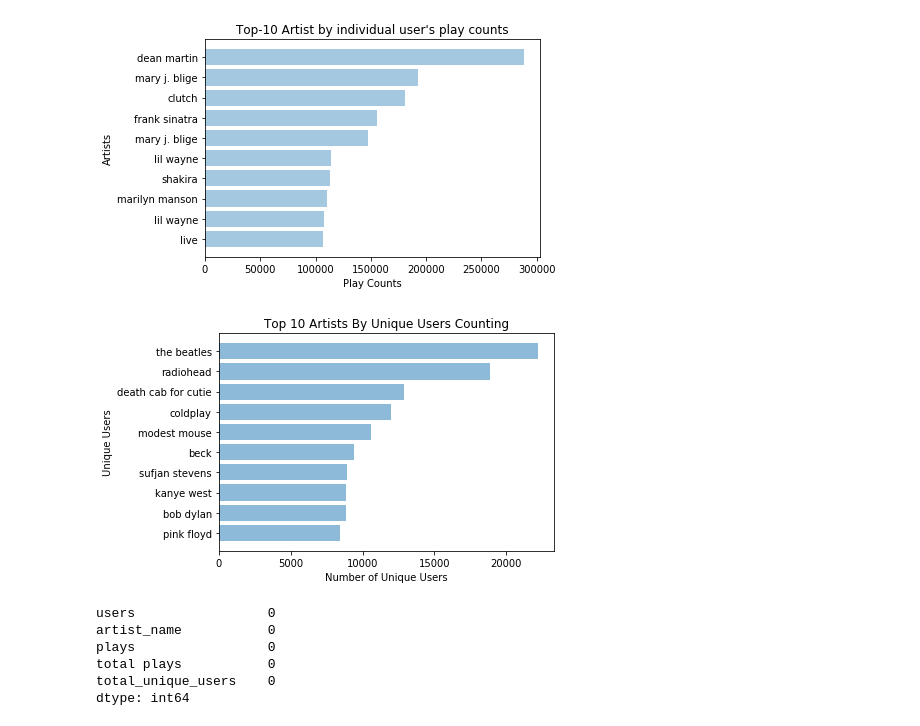
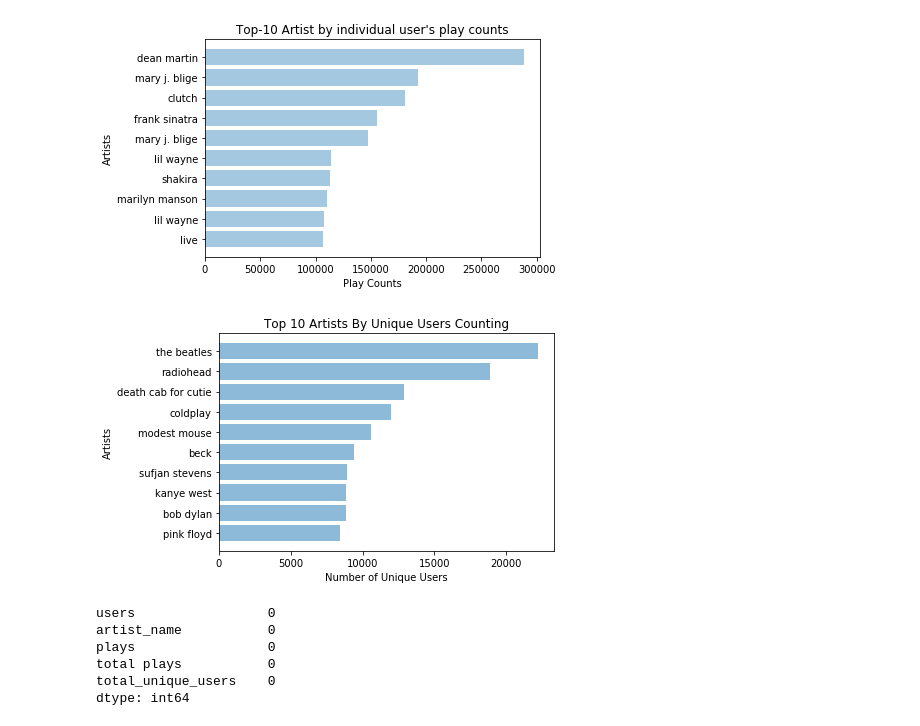
Before and after one commit to krisseo0202/Springboard, a Jupyter notebook: Spotify_Recommend/Capstone.ipynb, the cells around one changed output. Cells and saved outputs as stored; diff of their text form; code cells hidden in the pictures.

```diff
--- a/Spotify_Recommend/Capstone.ipynb
+++ b/Spotify_Recommend/Capstone.ipynb
@@ -773,19 +773,19 @@ plt.show()
 # %%
 artist_by_total = merged_last.groupby('artist_name').agg({'users':'count'}).rename(columns={'users':'total_unique_users'})
 artist_by_total.sort_values(by='total_unique_users', ascending=False, inplace=True)
 artists10 = artist_by_total[0:10]
 y_pos = np.arange(len(artist_by_total[0:10]))
 artists = artist_by_total[0:10].index.tolist()
 
 plt.barh(y_pos, artists10.total_unique_users[::-1], align='center', alpha=0.5)
 plt.yticks(y_pos, artists[::-1])
 plt.xlabel('Number of Unique Users')
-plt.ylabel('Unique Users')
+plt.ylabel('Artists')
 plt.title('Top 10 Artists By Unique Users Counting')
 
 plt.show()
 # %% [output]
-[figure, old version]
+[figure, new version]
 # %%
 users_with_total = merged_last.merge(artists_plays, on='artist_id', how='left')
 users_with_total = users_with_total.merge(artist_by_total, on='artist_name', how='left')
```
Also changed, not shown: parts of 36 cells of this notebook.
